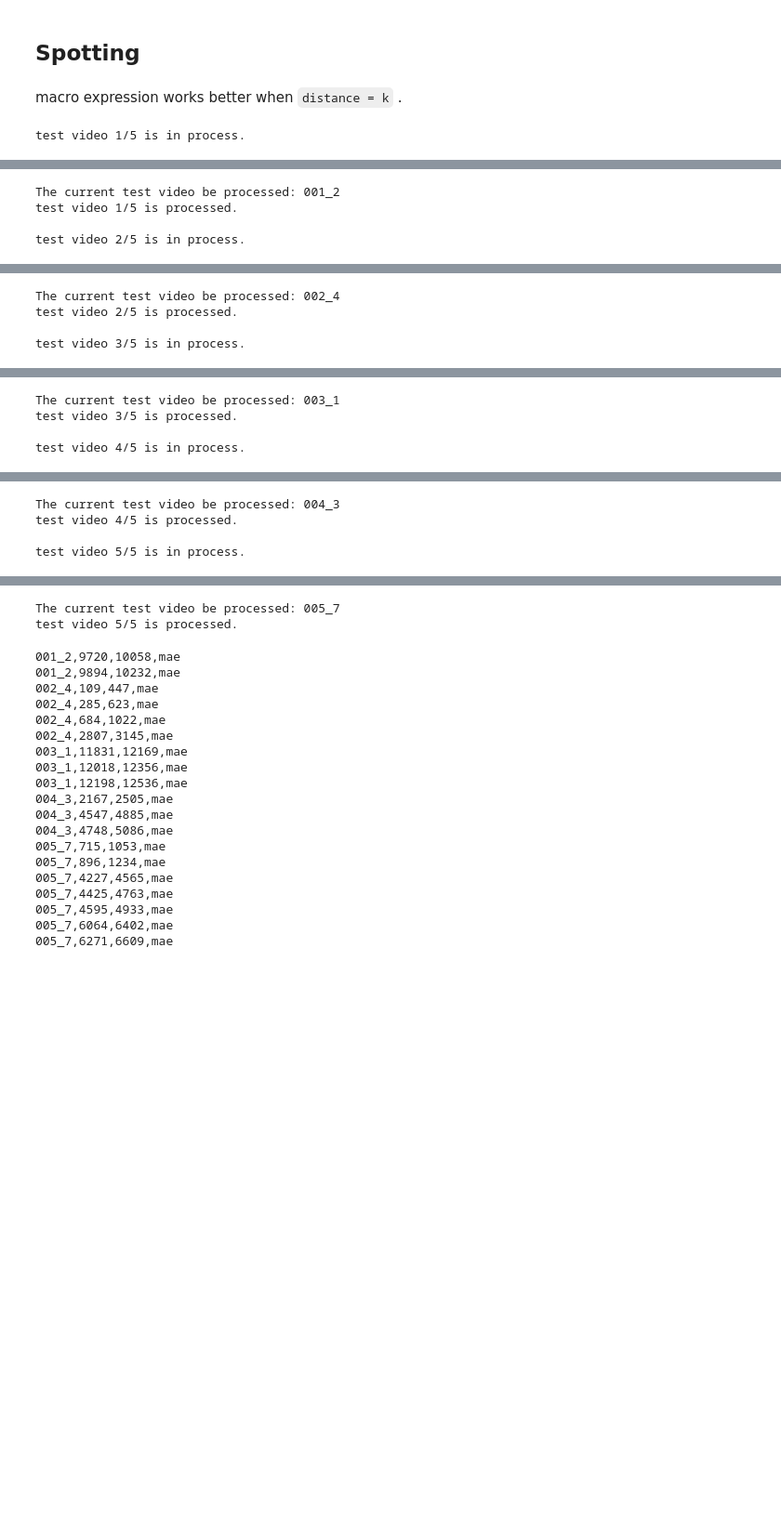
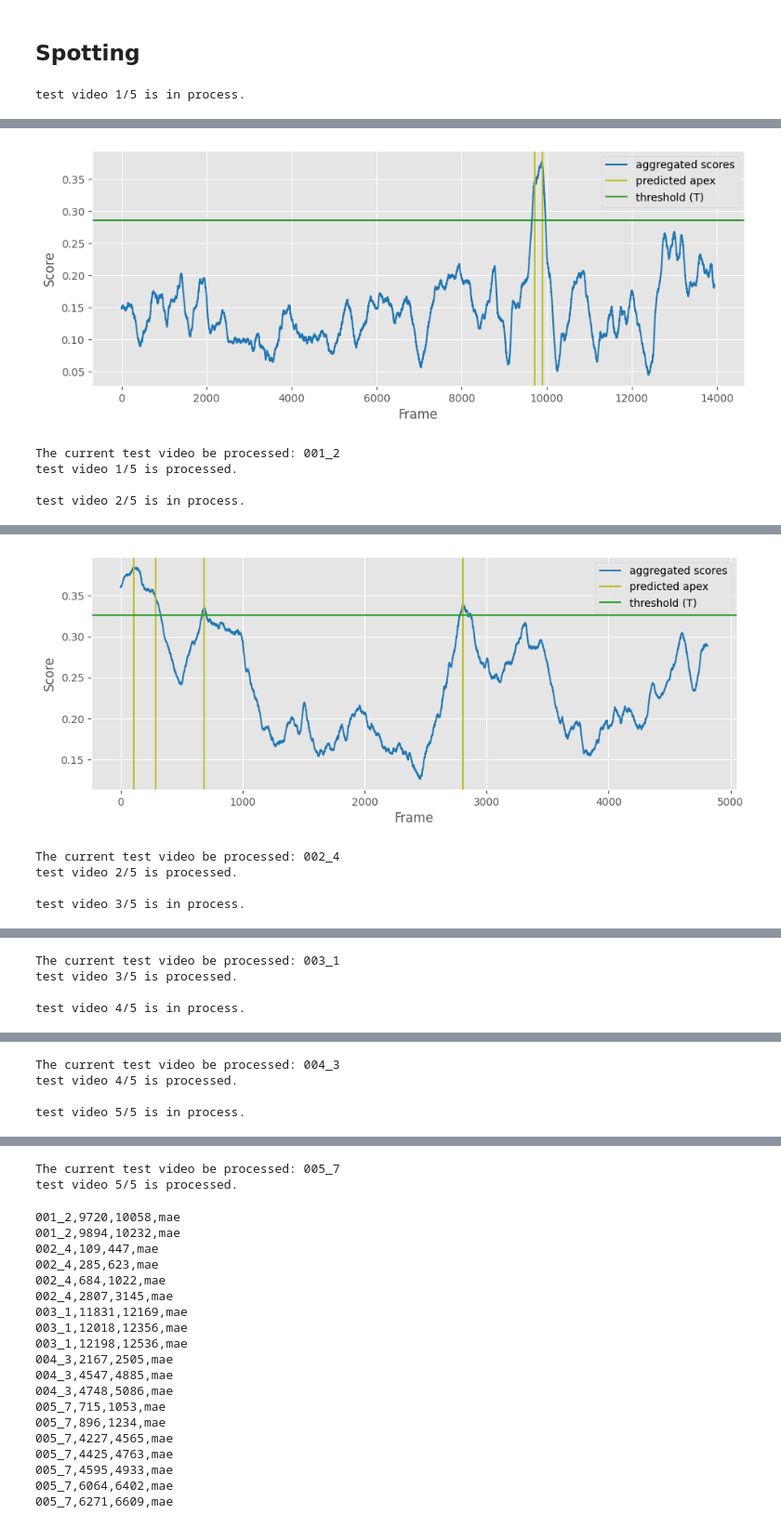
Before and after one commit to eddiehe99/pytorch-expression-spotting, a Jupyter notebook: samm_test_mae_main_dev.ipynb, the cells around one changed output, grey strips where cells are left out. Shown at 93% size. Drawn from its saved outputs; the diff is of its cells as text; code cells hidden in the pictures; blank space fills up the shorter version.

```diff
--- a/samm_test_mae_main_dev.ipynb
+++ b/samm_test_mae_main_dev.ipynb
@@ -299,11 +222,0 @@ from pre_processing import pre_process
-# %%
-if save_x is not False and debug_preds is not True:
-    with open(
-        Path(
-            dataset_dir,
-            f"resampled_clean_videos_images_{expression_type}_features_{image_size}",
-        ).with_suffix(".pkl"),
-        "rb",
-    ) as pkl_file:
-        resampled_clean_videos_images_features = _pickle.load(pkl_file)
-        pkl_file.close()
@@ -323,0 +223,2 @@ if save_x is not False and debug_preds is not True:
+# %%
+k = labels_processing.calculate_k(clean_subjects_videos_ground_truth_labels)
@@ -326,34 +229,23 @@ if save_x is not False and debug_preds is not True:
 # %%
-from labeling import *
-
 if debug_preds is False:
     if labeling_function == "pseudo_labeling":
-        labels = get_pseudo_labels(
+        labels = labeling.get_pseudo_labels(
             clean_videos_images, clean_subjects_videos_ground_truth_labels, k
         )
     elif labeling_function == "original_labeling":
-        labels = get_original_labels(
+        labels = labeling.get_original_labels(
             clean_videos_images, clean_subjects_videos_ground_truth_labels, k
         )
 # %% [markdown]
 ## Prepare for LOSO
 # %%
-from loso_preparing import prepare_for_loso_dev
-
-if save_x is False:
-    resampled_clean_videos_images_features = None
-
 if debug_preds is False:
-    y, groups = prepare_for_loso_dev(
-        resampled_clean_videos_images_features,
+    y, groups = loso_preparing.prepare_for_loso(
         labels,
         clean_subjects,
         clean_videos_images,
         clean_subjects_videos_ground_truth_labels,
         k,
-        save_x,
-        expression_type,
-        dataset_dir,
     )
 # %% [markdown]
 ## Training
@@ -386,13 +277,9 @@ if save_preds is True:
         pkl_file.close()
 # %% [markdown]
 ## Spotting
-# %% [markdown]
-macro expression works better when `distance = k` .
 # %%
-from spotting import *
-
-test_videos_preds = spot_test(
-    preds=preds, k=k, p=0.58, test_videos_name=test_videos_name, show_plot_or_not=True
+test_videos_preds = spotting.spot_test(
+    preds=preds, k=k, p=0.60, test_videos_name=test_videos_name, show_plot_or_not=True
 )
 # %% [output]
 test video 1/5 is in process.
@@ -400,3 +286,4 @@ test video 1/5 is in process.
+[figure, added]
 The current test video be processed: 001_2
 test video 1/5 is processed.
 
@@ -405,3 +291,4 @@ test video 2/5 is in process.
+[figure, added]
 The current test video be processed: 002_4
 test video 2/5 is processed.
 
```
Also changed, not shown: parts of 32 cells of this notebook, 26 other files.
